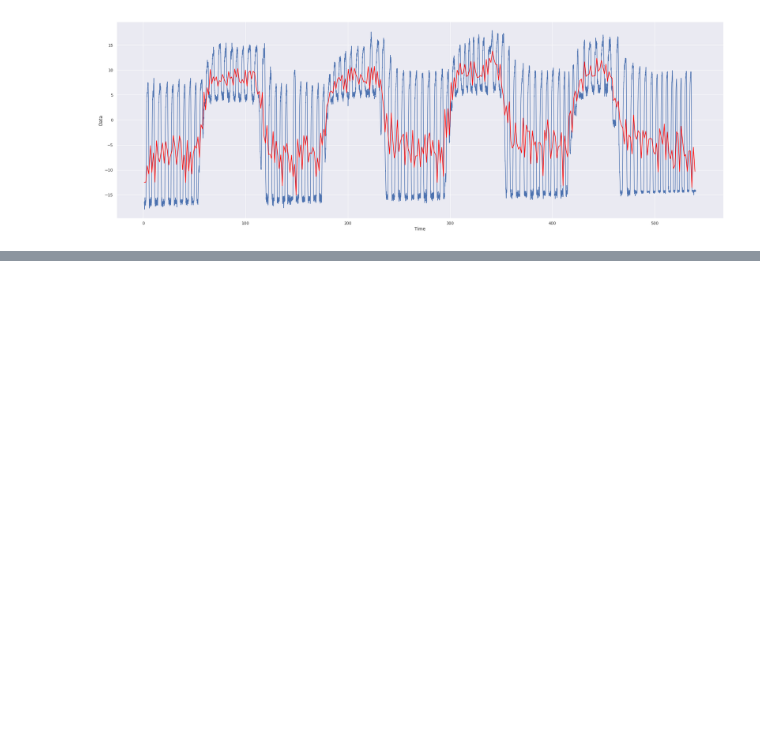
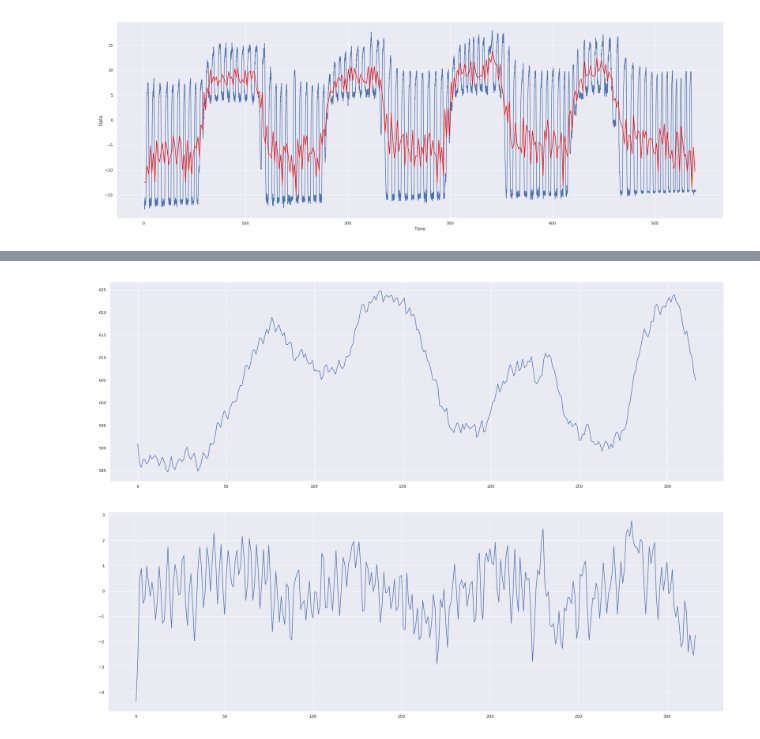
Before and after one commit to jacek257/Project-Chocolate, a Jupyter notebook: Jupyter/Presentation Graphs.ipynb, the cells around one changed output, grey strips where cells are left out. Saved outputs shown, nothing was run; the diff lists cells and outputs as text; code cells hidden in the pictures; blank space fills up the shorter version.

```diff
--- a/Jupyter/Presentation Graphs.ipynb
+++ b/Jupyter/Presentation Graphs.ipynb
@@ -592,0 +662,11 @@ plt.show()
+# %%
+meants_path = '/media/ke/8tb_part2/FSL_work/SH_info/SH002_1134_20190816/BOLD_processed/meants.txt'
+meants = np.loadtxt(meants_path)[3:]
+plt.plot(meants)
+plt.show()
+der = np.gradient(meants)
+plt.plot(der)
+plt.show()
+# %% [output]
+[figure, added]
+[figure, added]
```
Also changed, not shown: parts of 12 cells of this notebook, 2 other files.
